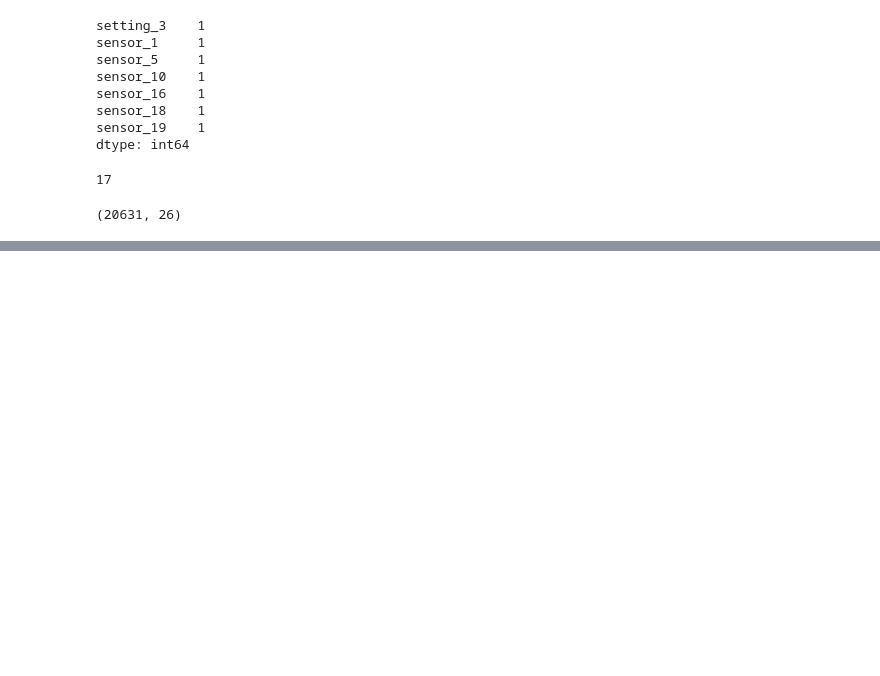
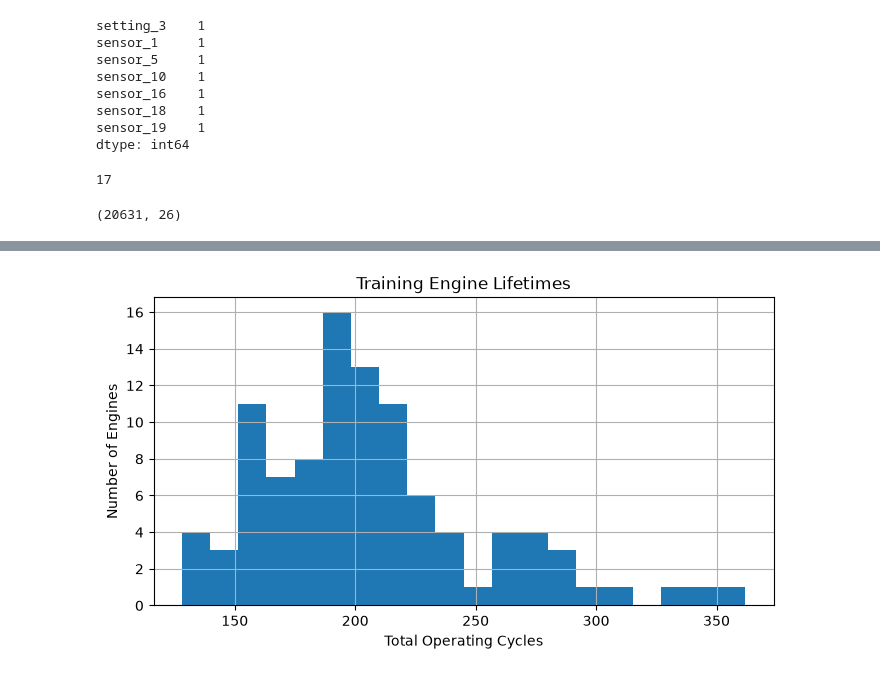
Before and after one commit to jay007i/predictive-maintenance, a Jupyter notebook: notebooks/01_data_understanding.ipynb, the cells around one changed output, grey strips where cells are left out. Cells and saved outputs as stored; diff of their text form; code cells hidden in the pictures; blank space fills up the shorter version.

```diff
--- a/notebooks/01_data_understanding.ipynb
+++ b/notebooks/01_data_understanding.ipynb
@@ -360,3 +360,6 @@ len(model_features)
 df.shape
 # %% [output]
 (20631, 26)
+# %%
+cycles_per_engine = df.groupby("engine_id")["cycle"].max()
+cycles_per_engine.describe()
@@ -362,0 +376,9 @@ df.shape
+# %%
+cycles_per_engine.hist(bins=20,figsize=(8,4))
+
+plt.xlabel("Total Operating Cycles")
+plt.ylabel("Number of Engines")
+plt.title("Training Engine Lifetimes")
+plt.show()
+# %% [output]
+[figure, added]
```
Also changed, not shown: parts of 15 cells of this notebook, 6 other files.
